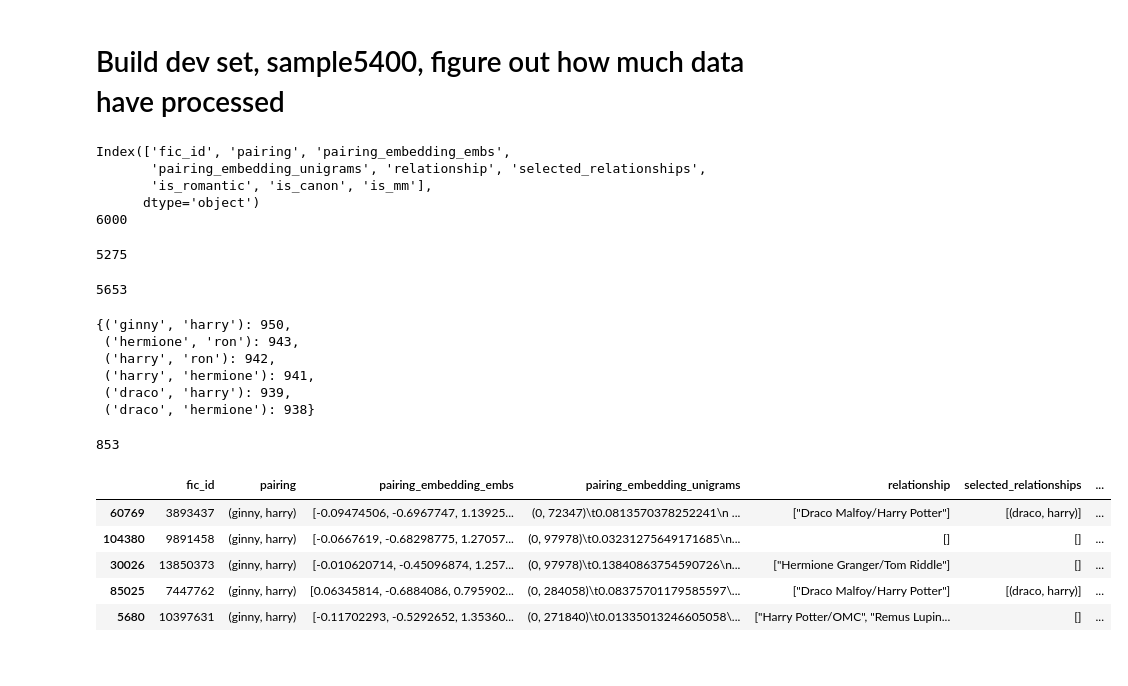
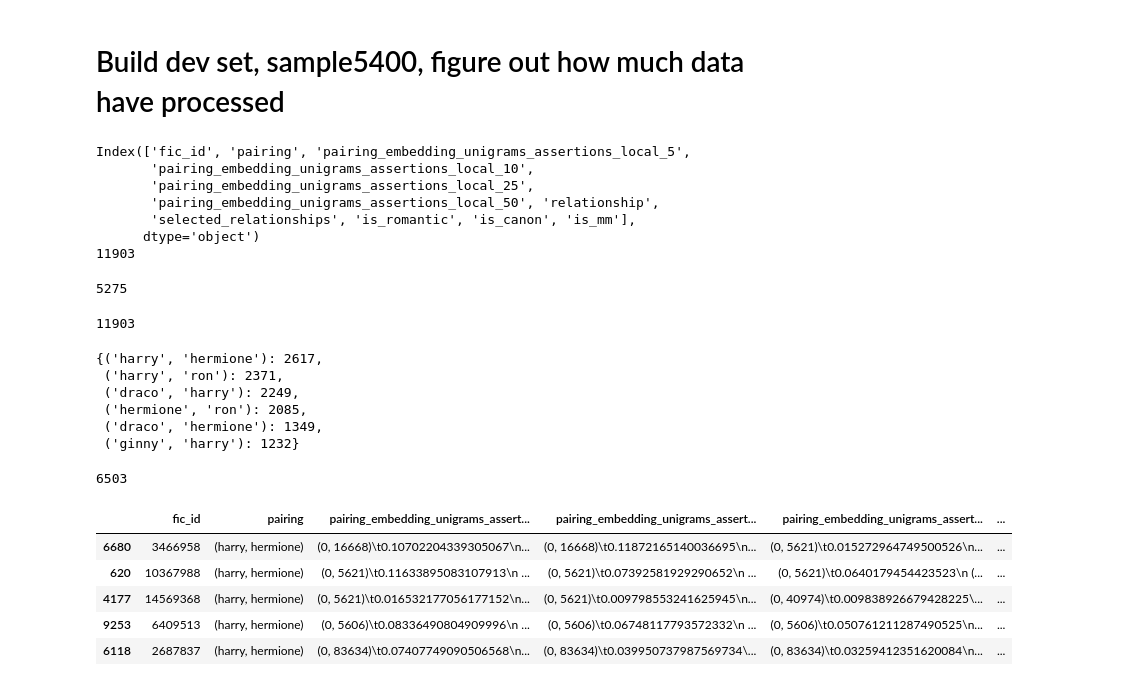
Before and after one commit to michaelmilleryoder/fanfiction-scripts, a Jupyter notebook: jupyter/emnlp2019_context_window.ipynb, the cells around one changed output. Cells and saved outputs as stored; diff of their text form; code cells hidden in the pictures.

```diff
--- a/jupyter/emnlp2019_context_window.ipynb
+++ b/jupyter/emnlp2019_context_window.ipynb
@@ -0,0 +37,3 @@
+# %%
+min_split = min(pairing_counts.values())
+min_split * 6
@@ -0,0 +42,14 @@
+# %%
+# Balance
+balanced_dev = pd.DataFrame(columns=dev.columns)
+
+for pairing in pairing_counts:
+
+    n_sample = min_split
+    pairing_rows = dev[dev['pairing']==pairing].sample(n_sample)
+
+    balanced_dev = pd.concat([balanced_dev, pairing_rows])
+
+print(len(balanced_dev))
+print(balanced_dev.columns)
+print(balanced_dev['pairing'].value_counts())
@@ -11,20 +225,24 @@ for nrows in [200, 400, 600, 853]:
 # %%
 import pandas as pd
 
-data = pd.read_pickle('/usr0/home/mamille2/erebor/fanfiction-project/data/features/relationship_prediction_sample6k.pkl')
+# data = pd.read_pickle('/usr0/home/mamille2/erebor/fanfiction-project/data/features/relationship_prediction_sample6k.pkl')
+data = pd.read_pickle('/usr2/mamille2/fanfiction-project/data/features/relationship_prediction_6k_assertion_local_ngrams1.pkl')
 print(data.columns)
 print(len(data))
 # %% [output]
-Index(['fic_id', 'pairing', 'pairing_embedding_embs',
-       'pairing_embedding_unigrams', 'relationship', 'selected_relationships',
-       'is_romantic', 'is_canon', 'is_mm'],
+Index(['fic_id', 'pairing', 'pairing_embedding_unigrams_assertions_local_5',
+       'pairing_embedding_unigrams_assertions_local_10',
+       'pairing_embedding_unigrams_assertions_local_25',
+       'pairing_embedding_unigrams_assertions_local_50', 'relationship',
+       'selected_relationships', 'is_romantic', 'is_canon', 'is_mm'],
       dtype='object')
-6000
+11903
 # %%
 # Read in fic_ids where have pipeline assertions
 import os
 
-pipeline_output_dirpath = '/usr0/home/mamille2/erebor/fanfiction-project/data/ao3/harrypotter/emnlp_dataset_6k/output'
+# pipeline_output_dirpath = '/usr0/home/mamille2/erebor/fanfiction-project/data/ao3/harrypotter/emnlp_dataset_6k/output'
+pipeline_output_dirpath = '/usr2/mamille2/fanfiction-project/data/ao3/harrypotter/emnlp_dataset_6k/output'
 fic_ids_processed = [int(fname.split('.')[0]) for fname in os.listdir(os.path.join(pipeline_output_dirpath, 'char_coref_chars'))]
 len(fic_ids_processed)
 # %% [output]
@@ -33,39 +251,39 @@ len(fic_ids_processed)
 processed_data = data[data['fic_id'].isin(fic_ids_processed)]
 len(processed_data)
 # %% [output]
-5653
+11903
 # %%
 # Pairing distribution
 pairing_counts = processed_data['pairing'].value_counts().to_dict()
 pairing_counts
 # %% [output]
-{('ginny', 'harry'): 950,
- ('hermione', 'ron'): 943,
- ('harry', 'ron'): 942,
- ('harry', 'hermione'): 941,
- ('draco', 'harry'): 939,
- ('draco', 'hermione'): 938}
+{('harry', 'hermione'): 2617,
+ ('harry', 'ron'): 2371,
+ ('draco', 'harry'): 2249,
+ ('hermione', 'ron'): 2085,
+ ('draco', 'hermione'): 1349,
+ ('ginny', 'harry'): 1232}
 # %%
 # Take dev set out to make rest of the data even among pairs
 dev = pd.DataFrame(columns=processed_data.columns)
 
 for pairing in pairing_counts:
 
-    n_sample = pairing_counts[pairing] - 800
+    n_sample = pairing_counts[pairing] - 900
     pairing_rows = processed_data[processed_data['pairing']==pairing].sample(n_sample)
 
     dev = pd.concat([dev, pairing_rows])
 
 print(len(dev))
 dev.head()
 # %% [output]
-853
+6503
-|  | fic_id | pairing | pairing_embedding_embs | pairing_embedding_unigrams | relationship | selected_relationships | ... |
-| 60769 | 3893437 | (ginny, harry) | [-0.09474506, -0.6967747, 1.13925... | (0, 72347)\t0.0813570378252241\n ... | ["Draco Malfoy/Harry Potter"] | [(draco, harry)] | ... |
-| 104380 | 9891458 | (ginny, harry) | [-0.0667619, -0.68298775, 1.27057... | (0, 97978)\t0.03231275649171685\n... | [] | [] | ... |
-| 30026 | 13850373 | (ginny, harry) | [-0.010620714, -0.45096874, 1.257... | (0, 97978)\t0.13840863754590726\n... | ["Hermione Granger/Tom Riddle"] | [] | ... |
-| 85025 | 7447762 | (ginny, harry) | [0.06345814, -0.6884086, 0.795902... | (0, 284058)\t0.08375701179585597\... | ["Draco Malfoy/Harry Potter"] | [(draco, harry)] | ... |
-| 5680 | 10397631 | (ginny, harry) | [-0.11702293, -0.5292652, 1.35360... | (0, 271840)\t0.01335013246605058\... | ["Harry Potter/OMC", "Remus Lupin... | [] | ... |
+|  | fic_id | pairing | pairing_embedding_unigrams_assert... | pairing_embedding_unigrams_assert... | pairing_embedding_unigrams_assert... | ... |
+| 6680 | 3466958 | (harry, hermione) | (0, 16668)\t0.10702204339305067\n... | (0, 16668)\t0.11872165140036695\n... | (0, 5621)\t0.015272964749500526\n... | ... |
+| 620 | 10367988 | (harry, hermione) | (0, 5621)\t0.11633895083107913\n ... | (0, 5621)\t0.07392581929290652\n ... | (0, 5621)\t0.0640179454423523\n (... | ... |
+| 4177 | 14569368 | (harry, hermione) | (0, 5621)\t0.016532177056177152\n... | (0, 5621)\t0.009798553241625945\n... | (0, 40974)\t0.009838926679428225\... | ... |
+| 9253 | 6409513 | (harry, hermione) | (0, 5606)\t0.08336490804909996\n ... | (0, 5606)\t0.06748117793572332\n ... | (0, 5606)\t0.050761211287490525\n... | ... |
+| 6118 | 2687837 | (harry, hermione) | (0, 83634)\t0.07407749090506568\n... | (0, 83634)\t0.039950737987569734\... | (0, 83634)\t0.03259412351620084\n... | ... |
 # %%
 nondev_data = processed_data[~processed_data.index.isin(dev.index)]
 print(len(nondev_data))
```
Also changed, not shown: parts of 21 cells of this notebook, 1 other file.
